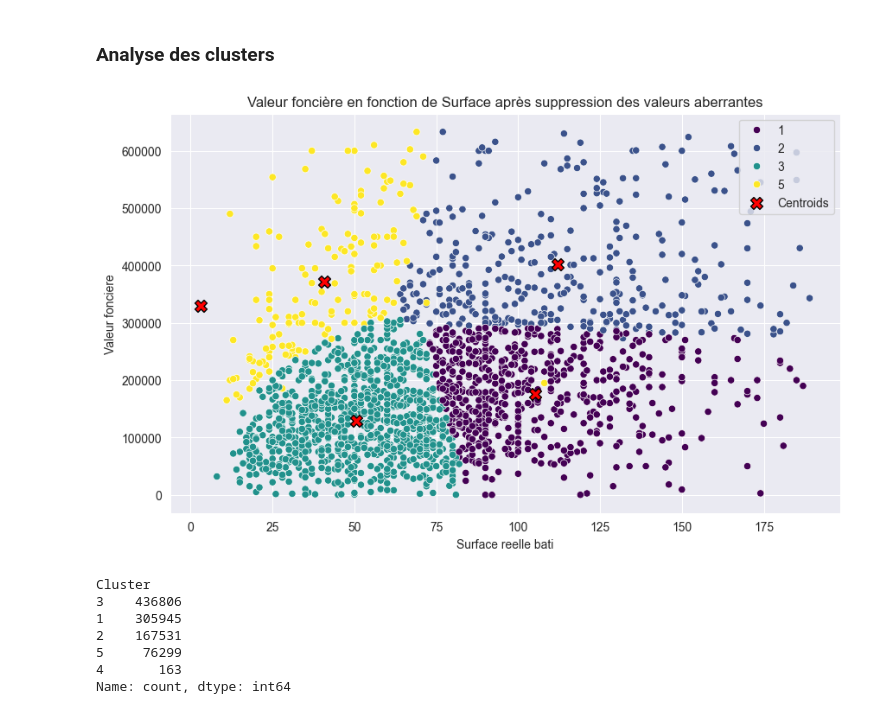
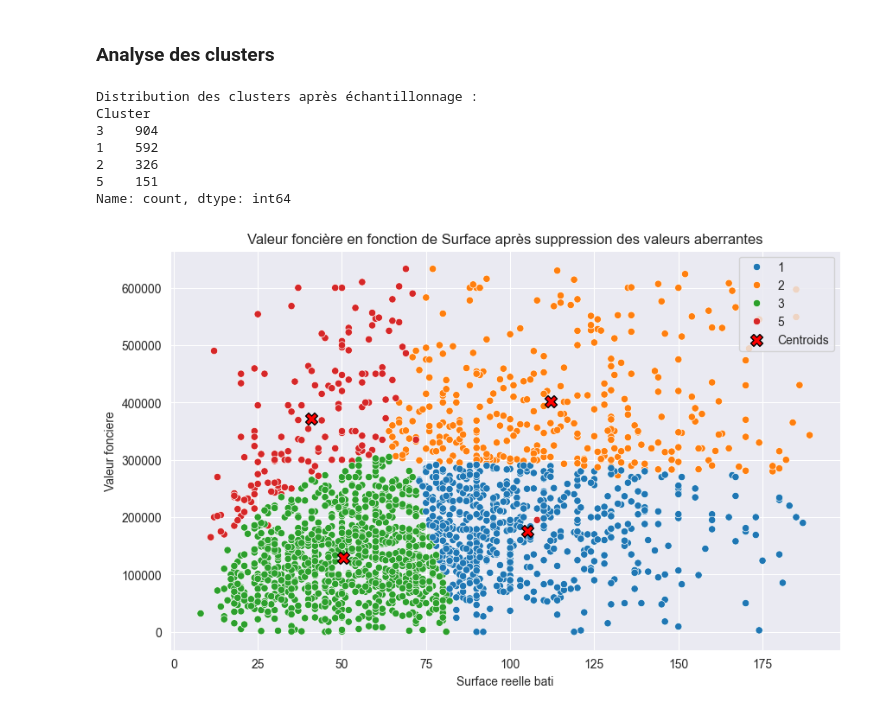
Before and after one commit to ktzkvin/Mastercamp, a Jupyter notebook: MasterCamp_TD_Project.ipynb, the cells around one changed output. Saved outputs shown, nothing was run; the diff lists cells and outputs as text; code cells hidden in the pictures.

```diff
--- a/MasterCamp_TD_Project.ipynb
+++ b/MasterCamp_TD_Project.ipynb
@@ -241,64 +241,66 @@ plt.show()
 # %% [markdown]
 ### Analyse des clusters
 # %%
-# Calcul des quantiles et de l'IQR
-Q1 = df[['Valeur fonciere', 'Surface reelle bati']].quantile(0.25)
-Q3 = df[['Valeur fonciere', 'Surface reelle bati']].quantile(0.75)
-IQR = Q3 - Q1
+# Calcul des quantiles et de l'InterQuartile Range (IQR)
+Q1 = df[['Valeur fonciere', 'Surface reelle bati']].quantile(0.25)  # récupérer les valeurs en dessous desquelles se trouvent 25% des données
+Q3 = df[['Valeur fonciere', 'Surface reelle bati']].quantile(0.75)  # récupérer les valeurs en dessous desquelles se trouvent 75% des données
+IQR = Q3 - Q1  # la différence entre les deux quartiles représente la dispersion des données des 50% des données centrales
 
-# Création du masque pour les valeurs non aberrantes
-mask_non_outliers = ((df['Valeur fonciere'] >= (Q1['Valeur fonciere'] - 1.5 * IQR['Valeur fonciere'])) &
-                     (df['Valeur fonciere'] <= (Q3['Valeur fonciere'] + 1.5 * IQR['Valeur fonciere'])) &
-                     (df['Surface reelle bati'] >= (Q1['Surface reelle bati'] - 1.5 * IQR['Surface reelle bati'])) &
-                     (df['Surface reelle bati'] <= (Q3['Surface reelle bati'] + 1.5 * IQR['Surface reelle bati'])))
+# Création du masque pour booléen pour filtrer les valeurs aberrantes (outliers)
+mask_non_outliers = (
+        (df['Valeur fonciere'] >= (Q1['Valeur fonciere'] - 1.5 * IQR['Valeur fonciere'])) &
+        (df['Valeur fonciere'] <= (Q3['Valeur fonciere'] + 1.5 * IQR['Valeur fonciere'])) &
+        (df['Surface reelle bati'] >= (Q1['Surface reelle bati'] - 1.5 * IQR['Surface reelle bati'])) &
+        (df['Surface reelle bati'] <= (Q3['Surface reelle bati'] + 1.5 * IQR['Surface reelle bati']))
+)
 
 # Application du masque pour filtrer les valeurs non aberrantes
 df_filtered = df[mask_non_outliers].copy()
 
 # Normalisation des données filtrées
 scaler = StandardScaler()
 df_scaled_filtered = scaler.fit_transform(df_filtered[['Valeur fonciere', 'Surface reelle bati', 'Prix m2']])
 
 # Apprentissage K-Means avec le nombre de clusters optimal (5) sur les données filtrées
 optimal_clusters = 5
 kmeans_filtered = KMeans(n_clusters=optimal_clusters, random_state=42)
 clusters_filtered = kmeans_filtered.fit_predict(df_scaled_filtered)
 
 # Ajout des clusters aux données filtrées, ajustement pour commencer à 1
 df_filtered['Cluster'] = clusters_filtered + 1
 
-# Réduction de la densité des points pour une meilleure visualisation (prendre 10% des données)
+# Réduction de la densité des points pour une meilleure visualisation (prendre 0.2% des données)
 df_sampled = df_filtered.sample(frac=0.002, random_state=42)
+
+# Vérifiez la distribution des clusters après échantillonnage
+print("Distribution des clusters après échantillonnage :")
+print(df_sampled['Cluster'].value_counts())
+
+# Créer une palette dynamique
+unique_clusters = df_sampled['Cluster'].unique()
+palette = sns.color_palette("tab10", len(unique_clusters))
 
 # Visualisation des clusters sur les données filtrées (Valeur foncière en fonction de Surface)
 plt.figure(figsize=(10, 6))
-sns.scatterplot(data=df_sampled, x='Surface reelle bati', y='Valeur fonciere', hue='Cluster', palette='viridis')
+sns.scatterplot(data=df_sampled, x='Surface reelle bati', y='Valeur fonciere', hue='Cluster', palette=palette)
 plt.title('Valeur foncière en fonction de Surface après suppression des valeurs aberrantes')
 plt.xlabel('Surface reelle bati')
 plt.ylabel('Valeur fonciere')
 
-# Ajouter les centroïdes
+# Ajouter les centroïdes uniquement pour les clusters présents dans l'échantillon
 centroids = scaler.inverse_transform(kmeans_filtered.cluster_centers_)
-plt.scatter(centroids[:, 1], centroids[:, 0], s=100, c='red', marker='X', edgecolors='black', label='Centroids')
-plt.legend(loc='upper right')
+for i, cluster in enumerate(unique_clusters):
+    plt.scatter(centroids[cluster-1, 1], centroids[cluster-1, 0], s=100, c='red', marker='X', edgecolors='black')
+
+plt.scatter([], [], s=100, c='red', marker='X', edgecolors='black', label='Centroids')
+plt.legend(loc='upper right')  # afficher la légende en haut à droite
 plt.show()
-
-
-# enlever les clusters non visibles sur le schéma
-# pourquoi 1 pt random dans le mauvais cluster
-# pourquoi centroid affiché d'un cluster qui n'existe pas
-# faire un autre schéma de clusters avec les valeurs foncières par département
-# faire un autre schéma de clusters avec code type local par département
 # %% [output]
+Distribution des clusters après échantillonnage :
+Cluster
+3    904
+1    592
+2    326
+5    151
+Name: count, dtype: int64
-[figure, old version]
+[figure, new version]
-# %%
-# On affiche la répartition des clusters
-df_filtered['Cluster'].value_counts()
-# %% [output]
-Cluster
-3    436806
-1    305945
-2    167531
-5     76299
-4       163
-Name: count, dtype: int64
```
Also changed, not shown: parts of 3 cells of this notebook.
